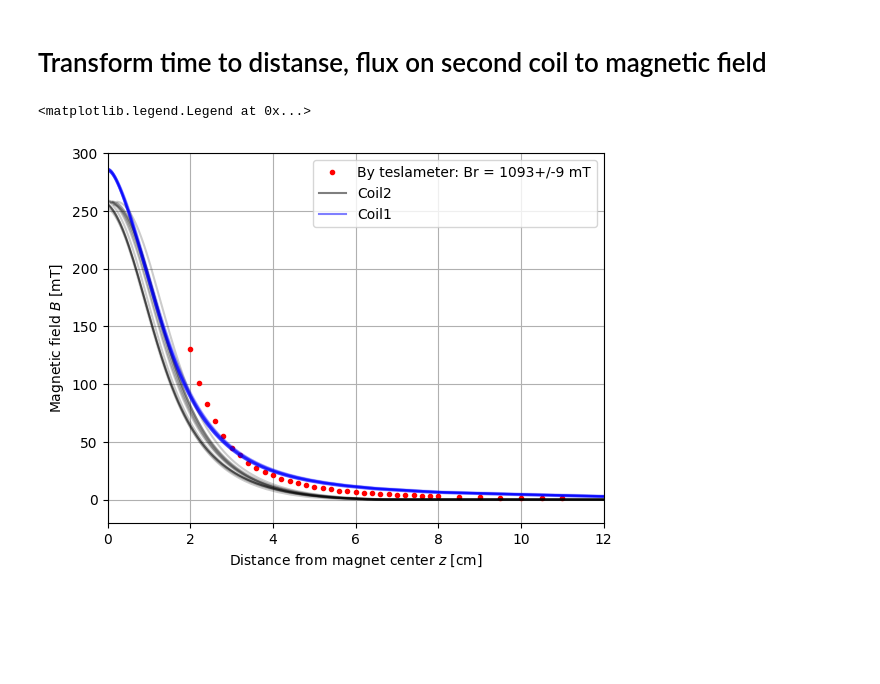
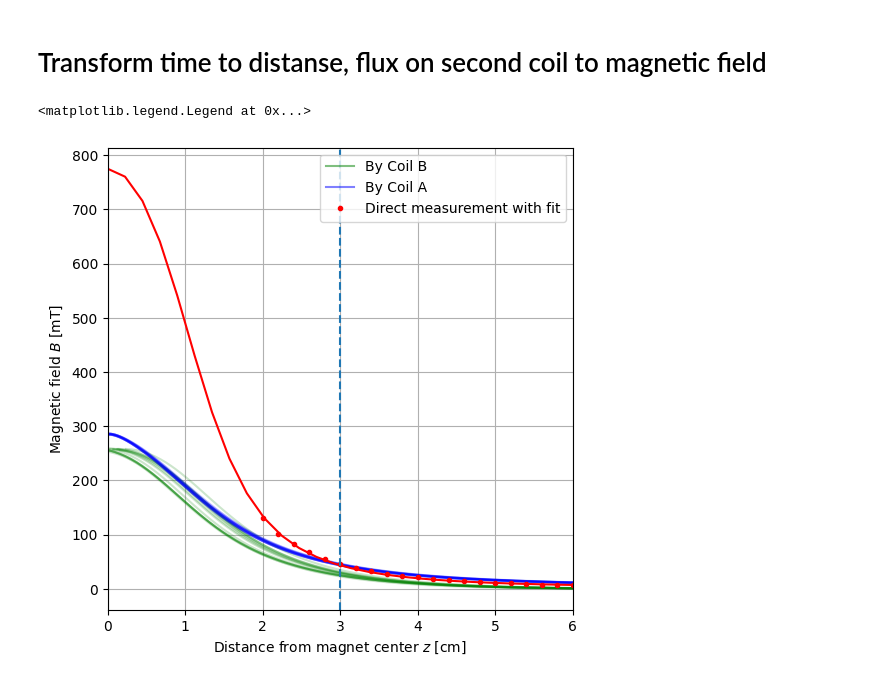
Before and after one commit to evgeny-kolonsky/Lab2_inductance, a Jupyter notebook: 2026.04/Lab2_Inductance_solution_ek.ipynb, the cells around one changed output. Saved outputs shown, nothing was run; the diff lists cells and outputs as text; code cells hidden in the pictures; blank space fills up the shorter version.

```diff
--- a/2026.04/Lab2_Inductance_solution_ek.ipynb
+++ b/2026.04/Lab2_Inductance_solution_ek.ipynb
@@ -60,8 +67,9 @@ Br_reference = 1.30 # T, +- 0.02, N42 https://www.magmamagnets.com/wp-content/up
 # %% [markdown]
 # Functions
 # %%
+url = 'https://raw.githubusercontent.com/evgeny-kolonsky/Lab2_inductance/refs/heads/main/2026.04/'
 def get_trace(num):
-    fname = f'{num:d}.csv'
+    fname = f'{url}{num:d}.csv'
     t, Vx, Vy = np.genfromtxt(fname, skip_header=1,
                               delimiter=',').T
     return t, Vx, Vy
@@ -86,12 +94,12 @@ def geometric_factor(z):
 # %% [markdown]
 # Direct measurements
 # %%
-filename = 'Magnetic_Field_Measurement.csv'
+filename = url + 'Magnetic_Field_Measurement.csv'
 z_measured, B_measured =  np.genfromtxt(filename, skip_header=1, delimiter=',',unpack=True)
 
 linz = geometric_factor(z_measured)
 fit = linregress(linz,  B_measured )
-plt.plot(z_measured*1e2, 1e3*B_measured, 'r.', label='measuremets')
+plt.plot(z_measured*1e2, 1e3*B_measured, 'r.', label='measurements')
 plt.xlabel(r'Distance from center $z$ [cm]')
 plt.ylabel(r'Measured magnetic field $B$ [mT]')
 plt.grid()
@@ -101,7 +109,14 @@ Br_offset = fit.intercept
 Br_err = fit.stderr
 Br_measured = ufloat(Br, Br_err)
 z_dense = np.linspace(0, z_measured.max())
-plt.plot(z_dense*1e2, 1e3*  (Br  *geometric_factor(z_dense) + Br_offset), label=f'fitted Br= {Br_measured*1e3:.1u} mT ')
+gz = geometric_factor(z_dense)
+plt.plot(z_dense*1e2, 1e3*  (Br  *geometric_factor(z_dense) + Br_offset), \
+              color='r',\
+              label=f'fitted Br= {Br_measured*1e3:.1u} mT ')
+plt.fill_between(z_dense*1e2, y1=1e3* Br_reference_low *gz , y2=1e3* Br_reference_top *gz,\
+              color='grey', alpha=0.2, \
+              label=f'Reference Br for SmCo magnets ')
+
 plt.xlim(left=0)
 plt.legend()
 
@@ -143,10 +158,8 @@ plt.show();
 # %% [markdown]
 # Transform time to distanse, flux on second coil to magnetic field
 # %%
-# plot direct measurements
-plt.plot(z_measured*1e2, B_measured*1e3, 'r.', label=f'By teslameter: Br = {Br_measured*1e3} mT')
-#z_dense = np.linspace(0, z_measured.max())
-#plt.plot(z_dense*1e2, 1e3*  (Br_measured.n  *geometric_factor(z_dense) + Br_offset), color='r')
+fig, axs = plt.subplots(figsize=(6, 6))
+
 
 
 nums = range(40, 64, 2)
@@ -162,37 +175,40 @@ for i, num in enumerate(nums):
     # lower coil
     # convert flux to magnetic field
     B2 = ph2 / n2 / A
     B2 -= np.min(B2[filter]) # get rid of offset
     # convert time to distance
     # consider axis z directed up
     z2 = h_fall[i] - v0 * (t-t1) - acc* (t-t1)**2 /2
-    plt.plot(z2[filter]*1e2, B2[filter]*1e3 , color='black', alpha=0.2)
+    plt.plot(z2[filter]*1e2, B2[filter]*1e3 , color='green', alpha=0.2)
 
     # upper coil
     # convert flux to magnetic field
     B1 = ph1 / n1 / A
     B1 -= np.min(B1[filter])
     # convert time to distance
     # consider axis z directed up
     z1 = v0 * (t-t1) + acc* (t-t1)**2 /2
     plt.plot(z1[filter]*1e2, B1[filter]*1e3 , color='blue', alpha=0.2)
 
 
 
-plt.plot(z2[filter]*1e2, B2[filter]*1e3 , color='black', alpha=0.5, label='Coil2')
-plt.plot(z1[filter]*1e2, B1[filter]*1e3 , color='blue', alpha=0.5, label='Coil1')
+plt.plot(z2[filter]*1e2, B2[filter]*1e3 , color='green', alpha=0.5, label='By Coil B')
+plt.plot(z1[filter]*1e2, B1[filter]*1e3 , color='blue', alpha=0.5, label='By Coil A')
 
 
 
-
+plt.plot(z_measured*1e2, B_measured*1e3, 'r.', label=f'Direct measurement with fit')
+z_dense = np.linspace(0, z_measured.max())
+plt.plot(z_dense*1e2, 1e3*  (Br_measured.n  *geometric_factor(z_dense) + Br_offset), color='r')
 
 plt.xlabel(r'Distance from magnet center $z$ [cm]')
 plt.ylabel(r'Magnetic field $B$ [mT]')
 plt.grid()
-plt.xlim(0, 12)
-plt.ylim(-20, 300)
+plt.xlim(0, 6)
+#plt.ylim(-20, 300)
 #plt.yscale('log')
+plt.axvline(x=3.0, ls='--')
 plt.legend()
 # %% [output]
 <matplotlib.legend.Legend at 0x...>
-[figure, old version]
+[figure, new version]
```
Also changed, not shown: parts of 5 cells of this notebook.
